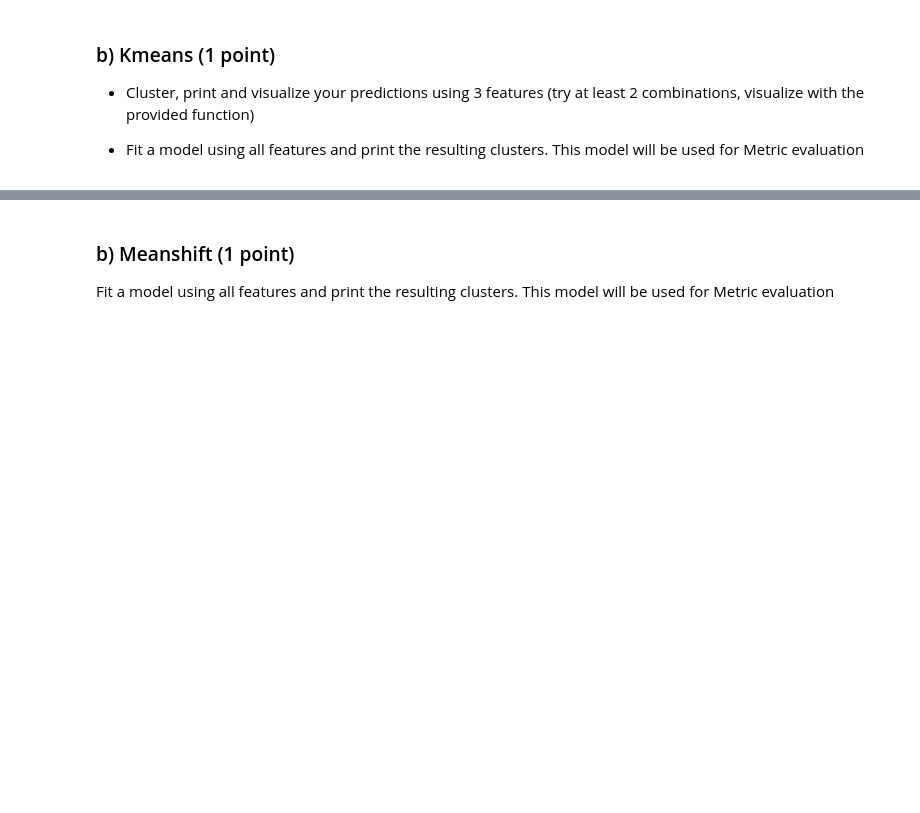
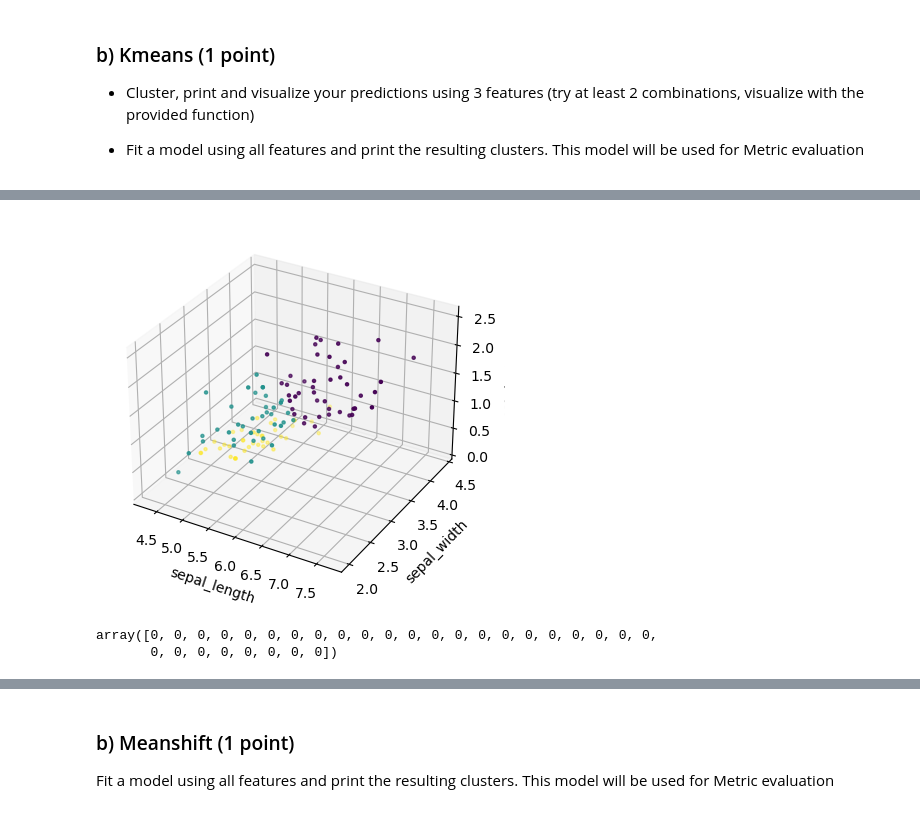
Before and after one commit to rangsimanketkaew/phy371, a Jupyter notebook: Lab5.ipynb, the cells around one changed output, grey strips where cells are left out. Saved outputs shown, nothing was run; the diff lists cells and outputs as text; code cells hidden in the pictures; blank space fills up the shorter version.

```diff
--- a/Lab5.ipynb
+++ b/Lab5.ipynb
@@ -72,0 +174,30 @@ def visualise(data, idx):
+# %%
+# Make sure that all data in dataframe is numeric
+df_iris_factor = iris_train[['sepal_length', 'sepal_width', 'petal_width']]
+mat = df_iris_factor.values
+
+# Normalize the data
+sc = StandardScaler()
+X = sc.fit_transform(mat)
+
+# Determine number of iris class
+num_class = len(df_iris['species'])
+
+kmeans = KMeans(n_clusters=3, random_state=0, n_init="auto").fit(X)
+# %%
+X_iris = df_iris_factor
+y_kmeans_iris = kmeans.labels_
+visualise(X_iris, y_kmeans_iris)
+# %% [output]
+[figure, added]
+# %%
+# Make prediction on test set
+
+# Make sure that all data in dataframe is numeric
+df_iris_factor = iris_test[['sepal_length', 'sepal_width', 'petal_width']]
+
+pred = kmeans.predict(df_iris_factor)
+pred
+# %% [output]
+array([0, 0, 0, 0, 0, 0, 0, 0, 0, 0, 0, 0, 0, 0, 0, 0, 0, 0, 0, 0, 0, 0,
+       0, 0, 0, 0, 0, 0, 0, 0])
```
Also changed, not shown: parts of 18 cells of this notebook.
